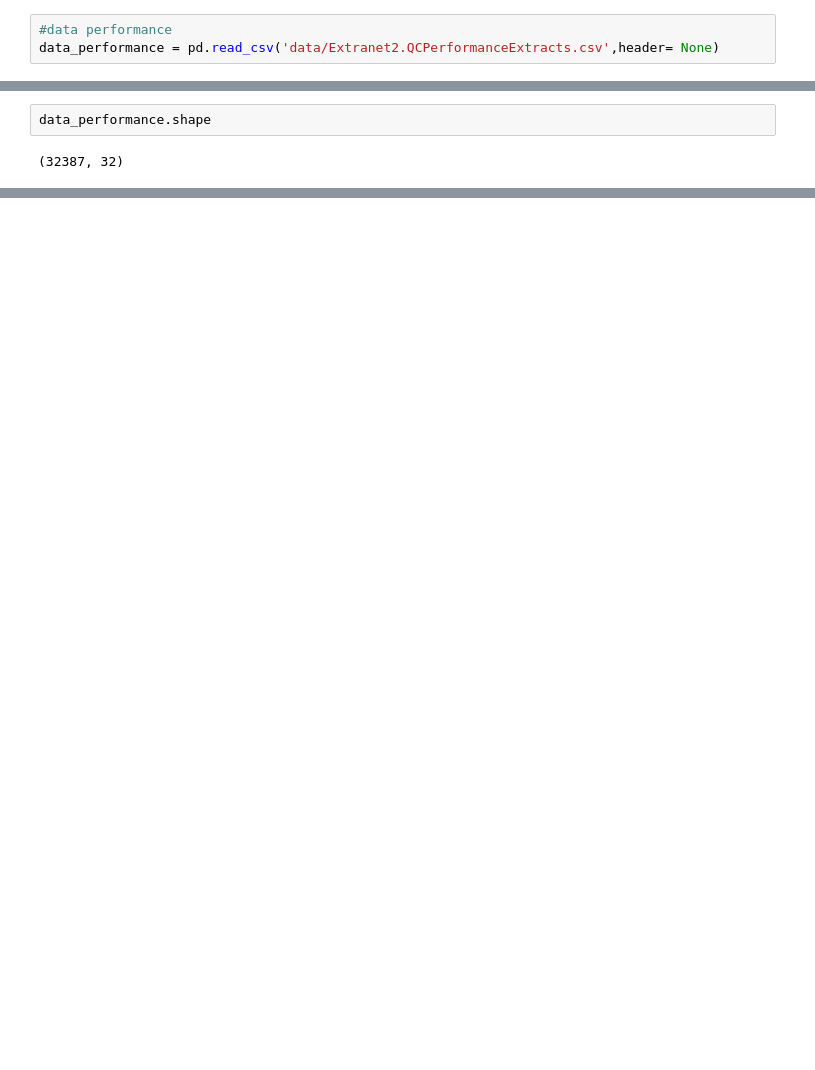
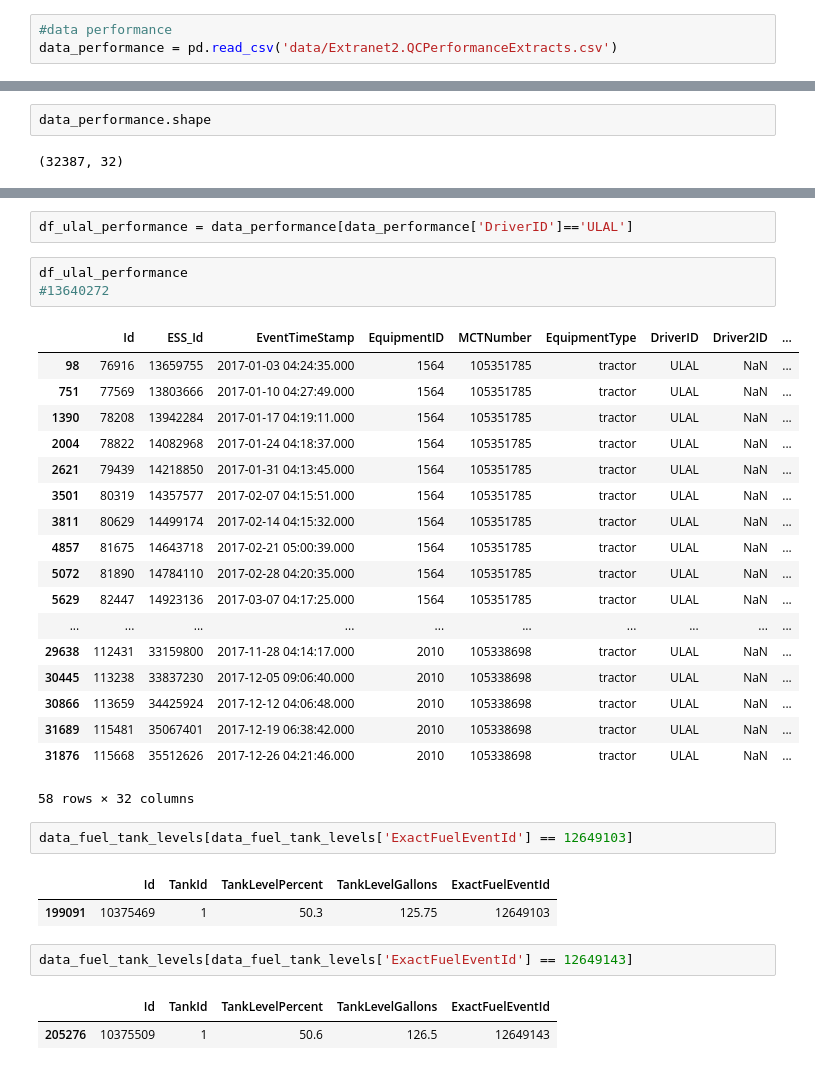
Before and after one commit to paulo-g-martinez/dq-6-fraud-detection, a Jupyter notebook: testing_BigG.ipynb, the cells around one changed output, grey strips where cells are left out. Saved outputs shown, nothing was run; the diff lists cells and outputs as text; blank space fills up the shorter version.

```diff
--- a/testing_BigG.ipynb
+++ b/testing_BigG.ipynb
@@ -455,4 +605,4 @@ def cols_to_timestamp(df, col_list):
 #events_fuel_df =  cols_to_timestamp(events_fuel_df, ts_cols)
 # %%
 #data performance
-data_performance = pd.read_csv('data/Extranet2.QCPerformanceExtracts.csv',header= None)
+data_performance = pd.read_csv('data/Extranet2.QCPerformanceExtracts.csv')
@@ -498,0 +764,34 @@ Int64Index([ 0,  1,  2,  3,  4,  5,  6,  7,  8,  9, 10, 11, 12, 13, 14, 15, 16,
+# %%
+df_ulal_performance = data_performance[data_performance['DriverID']=='ULAL']
+# %%
+df_ulal_performance
+#13640272
+# %% [output]
+|  | Id | ESS_Id | EventTimeStamp | EquipmentID | MCTNumber | EquipmentType | DriverID | Driver2ID | ... |
+| 98 | 76916 | 13659755 | 2017-01-03 04:24:35.000 | 1564 | 105351785 | tractor | ULAL | NaN | ... |
+| 751 | 77569 | 13803666 | 2017-01-10 04:27:49.000 | 1564 | 105351785 | tractor | ULAL | NaN | ... |
+| 1390 | 78208 | 13942284 | 2017-01-17 04:19:11.000 | 1564 | 105351785 | tractor | ULAL | NaN | ... |
+| 2004 | 78822 | 14082968 | 2017-01-24 04:18:37.000 | 1564 | 105351785 | tractor | ULAL | NaN | ... |
+| 2621 | 79439 | 14218850 | 2017-01-31 04:13:45.000 | 1564 | 105351785 | tractor | ULAL | NaN | ... |
+| 3501 | 80319 | 14357577 | 2017-02-07 04:15:51.000 | 1564 | 105351785 | tractor | ULAL | NaN | ... |
+| 3811 | 80629 | 14499174 | 2017-02-14 04:15:32.000 | 1564 | 105351785 | tractor | ULAL | NaN | ... |
+| 4857 | 81675 | 14643718 | 2017-02-21 05:00:39.000 | 1564 | 105351785 | tractor | ULAL | NaN | ... |
+| 5072 | 81890 | 14784110 | 2017-02-28 04:20:35.000 | 1564 | 105351785 | tractor | ULAL | NaN | ... |
+| 5629 | 82447 | 14923136 | 2017-03-07 04:17:25.000 | 1564 | 105351785 | tractor | ULAL | NaN | ... |
+| ... | ... | ... | ... | ... | ... | ... | ... | ... | ... |
+| 29638 | 112431 | 33159800 | 2017-11-28 04:14:17.000 | 2010 | 105338698 | tractor | ULAL | NaN | ... |
+| 30445 | 113238 | 33837230 | 2017-12-05 09:06:40.000 | 2010 | 105338698 | tractor | ULAL | NaN | ... |
+| 30866 | 113659 | 34425924 | 2017-12-12 04:06:48.000 | 2010 | 105338698 | tractor | ULAL | NaN | ... |
+| 31689 | 115481 | 35067401 | 2017-12-19 06:38:42.000 | 2010 | 105338698 | tractor | ULAL | NaN | ... |
+| 31876 | 115668 | 35512626 | 2017-12-26 04:21:46.000 | 2010 | 105338698 | tractor | ULAL | NaN | ... |
+58 rows × 32 columns
+# %%
+data_fuel_tank_levels[data_fuel_tank_levels['ExactFuelEventId'] == 12649103]
+# %% [output]
+|  | Id | TankId | TankLevelPercent | TankLevelGallons | ExactFuelEventId |
+| 199091 | 10375469 | 1 | 50.3 | 125.75 | 12649103 |
+# %%
+data_fuel_tank_levels[data_fuel_tank_levels['ExactFuelEventId'] == 12649143]
+# %% [output]
+|  | Id | TankId | TankLevelPercent | TankLevelGallons | ExactFuelEventId |
+| 205276 | 10375509 | 1 | 50.6 | 126.5 | 12649143 |
```
Also changed, not shown: parts of 70 cells of this notebook, 7 other files.
